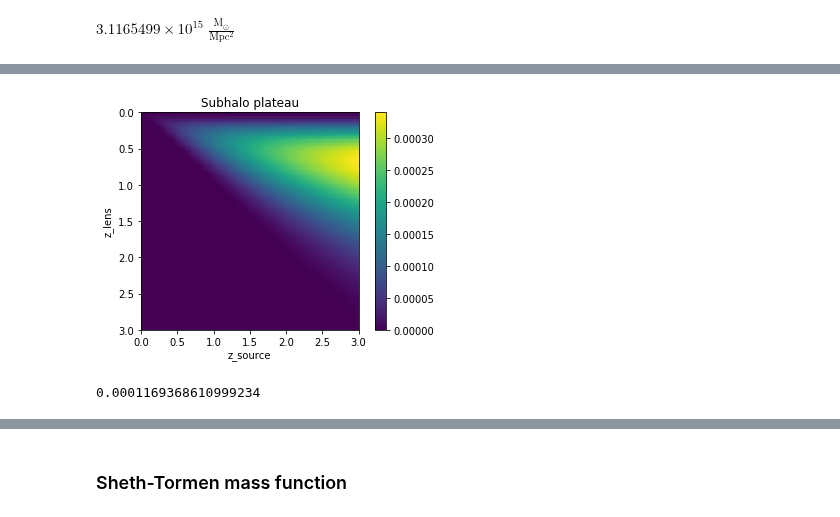
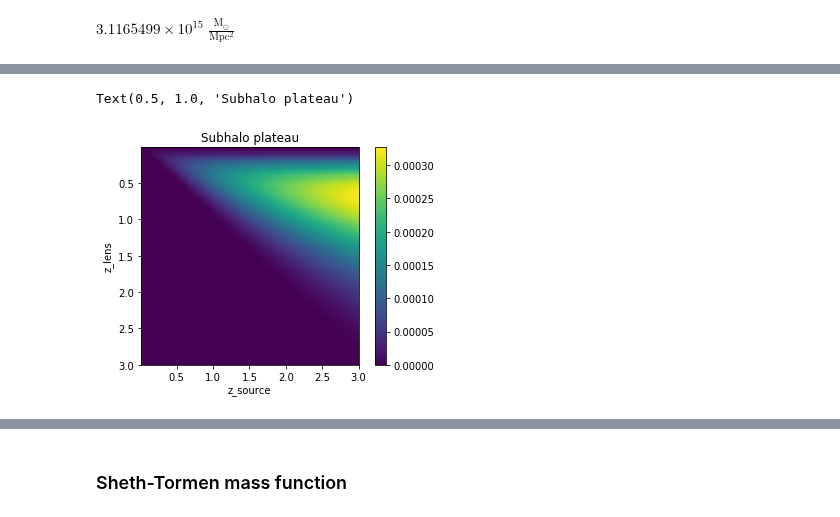
Before and after one commit to acagansengul/interlopers, a Jupyter notebook: plateau.ipynb, the cells around one changed output, grey strips where cells are left out. Drawn from its saved outputs; the diff is of its cells as text; code cells hidden in the pictures.

Commit message:
added subnorm, copied over analytic_interlopers

```diff
--- a/plateau.ipynb
+++ b/plateau.ipynb
@@ -21,3 +19,7 @@ cosmo = FlatLambdaCDM(H0=70, Om0=0.316)
+# %%
+z_low = .01 # for numerical reasons, sometimes we can't go all the way down to 0
+m_low = 1e5 # in Msun
+m_high = 1e8
 # %% [markdown]
 ## Subhalos
 $$P(k = 0) = \frac{1}{\Sigma_{cr}^2}\int_{10^5}^{10^8} dm \, m^2 \frac{d^2N}{dmdA}(z_l,m)$$
@@ -26,6 +28,5 @@ $$\frac{d^2 N}{dmdA}(z_l, m) = \frac{\Sigma_{sub}^{new}}{m_0}\left(\frac{m}{m_0}
 and $\Sigma_{sub}^{new} = \Sigma_{sub}^{old}/\sqrt{1+z_{old}}$.
 # %%
 m0 = 1e8 #* u.Msun
-sigma_old_ana = 0.125 #/ u.kpc**2
+sigma_old_ana = 0.120 #/ u.kpc**2
 sigma_new_ana = sigma_old_ana / np.sqrt(1+0.5) # since their main lens had $z=0.5$
-print(sigma_new_ana)
@@ -36,16 +41,16 @@ sigma_cr(.5,1)
 # %% [output]
 $3.1165499 \times 10^{15} \; \mathrm{\frac{M_{\odot}}{Mpc^{2}}}$
 # %%
-def power_sub(z_l, z_s, mlow=1e5, mhigh=1e8):
+def power_sub(z_l, z_s, mlow=m_low, mhigh=m_high):
     sigcr = sigma_cr(z_l, z_s).to(u.M_sun/u.kpc**2).value
     #sigcr = 1
     def massfunc(m):
-        return sigma_new_ana / m0 * (m/m0)**-1.9 * np.sqrt(1+z_l)
+        return sigma_new_ana / m0 * (m/m0)**-1.9 * np.sqrt(1+z_l) # this integral could actually be done analytically if we want speedup
 
     #print('massfunc', massfunc(1e7))
     integral = quad(lambda m: m**2 * massfunc(m), mlow, mhigh)[0]
     #print('integral error', integral[1]/integral[0])
     return 1/sigcr**2 * integral
 
-power_sub(.5,1)
+power_sub(.5,1) # This matches Ana's normalization
 # %% [output]
@@ -53,7 +58,8 @@ power_sub(.5,1)
 # %%
+%%time
 # Calculate subhalo power (plateau) grid
-zllist = np.linspace(0,3,100)
-zslist = np.linspace(0,3,100)
+zllist = np.linspace(z_low,3,100)
+zslist = np.linspace(z_low,3,100)
 sub_power_grid = np.zeros((len(zllist), len(zslist)))
 for i_l, z_l in enumerate(zllist):
     for i_s, z_s in enumerate(zslist):
@@ -63,13 +72,10 @@ for i_l, z_l in enumerate(zllist):
 # %%
-plt.imshow(sub_power_grid, extent=[0,3,3,0])
+plt.imshow(sub_power_grid, extent=[z_low,3,3,z_low])
 plt.xlabel('z_source')
 plt.ylabel('z_lens')
 plt.colorbar()
 plt.title('Subhalo plateau')
 #plt.savefig('imgs/feb25_subplat.png')
 # %% [output]
+Text(0.5, 1.0, 'Subhalo plateau')
-[figure, old version]
+[figure, new version]
-# %%
-power_sub(.5,1)
-# %% [output]
-0.0001169368610999234
```
Also changed, not shown: parts of 49 cells of this notebook, 5 other files.
